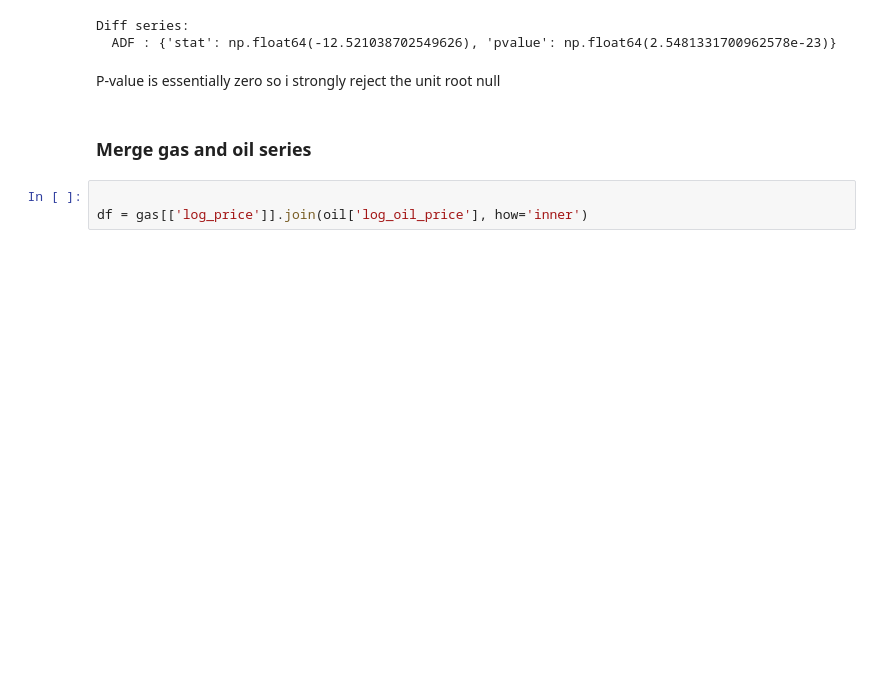
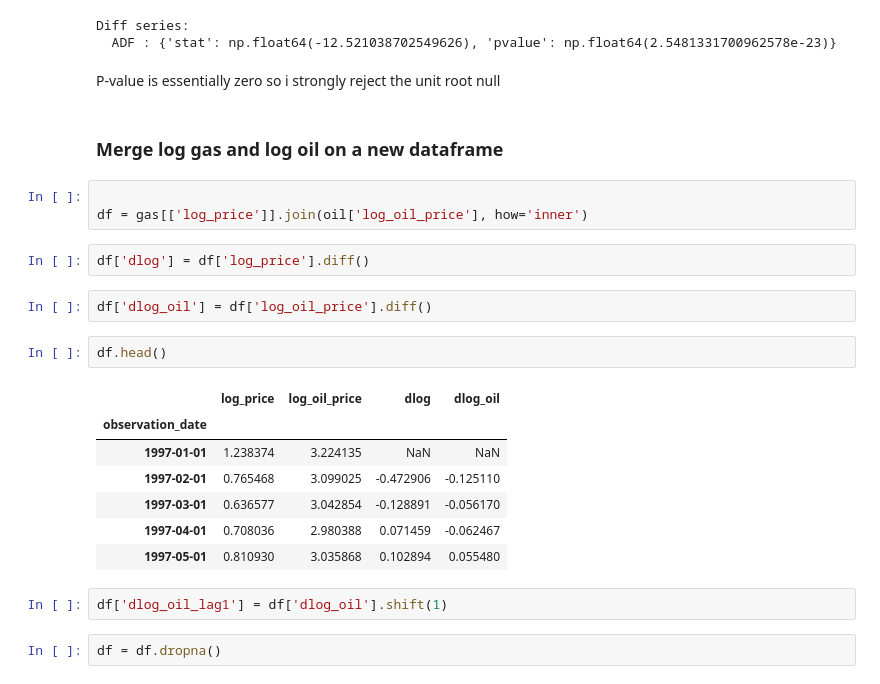
Before and after one commit to StefaniaLavarda/Time_Series_Project, a Jupyter notebook: eda.ipynb, the cells around one changed output. Cells and saved outputs as stored; diff of their text form; blank space fills up the shorter version.

```diff
--- a/eda.ipynb
+++ b/eda.ipynb
@@ -312,7 +312,25 @@ Diff series:
 # %% [markdown]
 P-value is essentially zero so i strongly reject the unit root null
 # %% [markdown]
-### Merge gas and oil series
+### Merge log gas and log oil on a new dataframe
 # %%
 
 df = gas[['log_price']].join(oil['log_oil_price'], how='inner')
+# %%
+df['dlog'] = df['log_price'].diff()
+# %%
+df['dlog_oil'] = df['log_oil_price'].diff()
+# %%
+df.head()
+# %% [output]
+|  | log_price | log_oil_price | dlog | dlog_oil |
+| observation_date |  |  |  |  |
+| 1997-01-01 | 1.238374 | 3.224135 | NaN | NaN |
+| 1997-02-01 | 0.765468 | 3.099025 | -0.472906 | -0.125110 |
+| 1997-03-01 | 0.636577 | 3.042854 | -0.128891 | -0.056170 |
+| 1997-04-01 | 0.708036 | 2.980388 | 0.071459 | -0.062467 |
+| 1997-05-01 | 0.810930 | 3.035868 | 0.102894 | 0.055480 |
+# %%
+df['dlog_oil_lag1'] = df['dlog_oil'].shift(1)
+# %%
+df = df.dropna()
```
Also changed, not shown: parts of 10 cells of this notebook.
